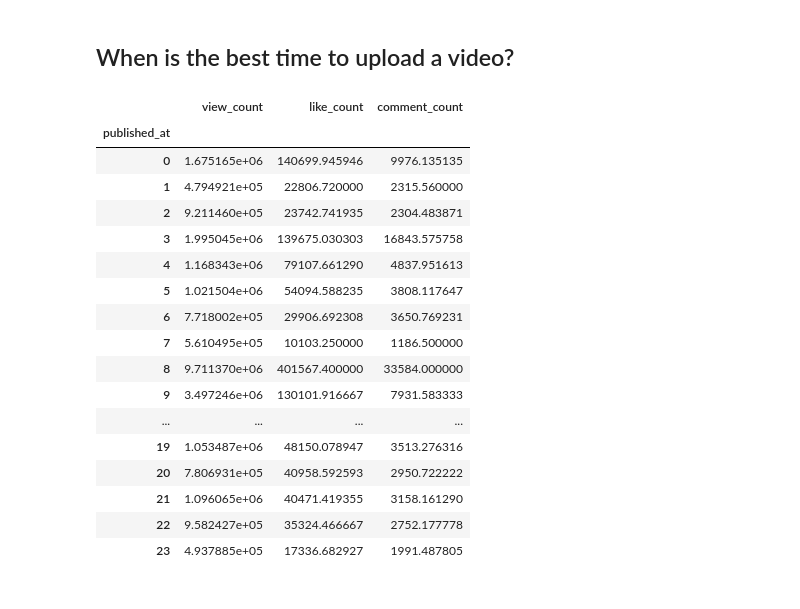
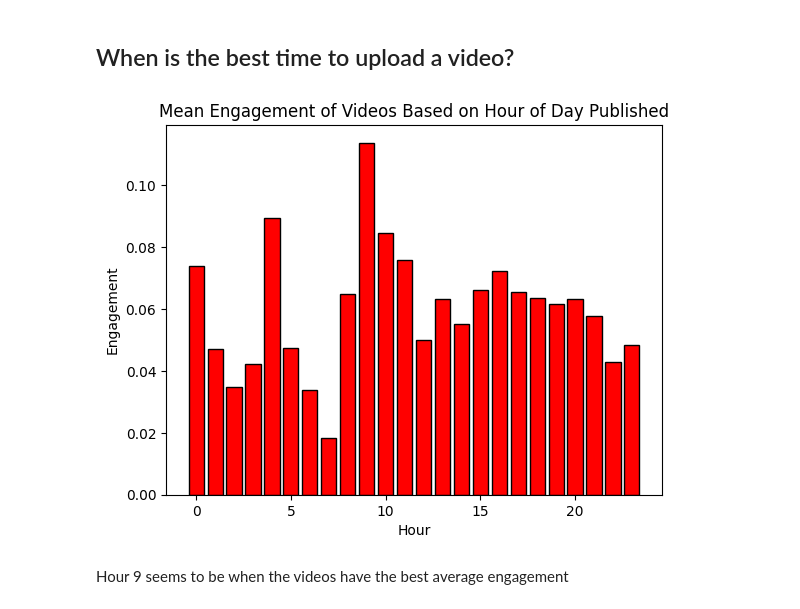
Before and after one commit to kevoinno/youtube-analytics, a Jupyter notebook: youtube_trending_visualizations.ipynb, the cells around one changed output. Saved outputs shown, nothing was run; the diff lists cells and outputs as text; code cells hidden in the pictures.

```diff
--- a/youtube_trending_visualizations.ipynb
+++ b/youtube_trending_visualizations.ipynb
@@ -138,25 +159,13 @@ Index(['published_at', 'video_id', 'channel_id', 'title', 'channel_title',
 time_df = df[['published_at', 'view_count', 'like_count', 'comment_count', 'engagement']].copy()
 time_df['published_at'] = pd.to_datetime(time_df['published_at'])
 # %%
-time_df_hour = time_df.groupby(time_df['published_at'].dt.hour)[['view_count', 'like_count', 'comment_count']].mean()
+time_df_hour = time_df.groupby(time_df['published_at'].dt.hour).mean()
-# %%
-time_df_hour
-# %% [output]
-|  | view_count | like_count | comment_count |
-| published_at |  |  |  |
-| 0 | 1.675165e+06 | 140699.945946 | 9976.135135 |
-| 1 | 4.794921e+05 | 22806.720000 | 2315.560000 |
-| 2 | 9.211460e+05 | 23742.741935 | 2304.483871 |
-| 3 | 1.995045e+06 | 139675.030303 | 16843.575758 |
-| 4 | 1.168343e+06 | 79107.661290 | 4837.951613 |
-| 5 | 1.021504e+06 | 54094.588235 | 3808.117647 |
-| 6 | 7.718002e+05 | 29906.692308 | 3650.769231 |
-| 7 | 5.610495e+05 | 10103.250000 | 1186.500000 |
-| 8 | 9.711370e+06 | 401567.400000 | 33584.000000 |
-| 9 | 3.497246e+06 | 130101.916667 | 7931.583333 |
-| ... | ... | ... | ... |
-| 19 | 1.053487e+06 | 48150.078947 | 3513.276316 |
-| 20 | 7.806931e+05 | 40958.592593 | 2950.722222 |
-| 21 | 1.096065e+06 | 40471.419355 | 3158.161290 |
-| 22 | 9.582427e+05 | 35324.466667 | 2752.177778 |
-| 23 | 4.937885e+05 | 17336.682927 | 1991.487805 |
+# %%
+plt.bar(time_df_hour.index, time_df_hour['engagement'], edgecolor = "black", color = "#FF0000");
+plt.xlabel('Hour');
+plt.ylabel('Engagement');
+plt.title('Mean Engagement of Videos Based on Hour of Day Published');
+# %% [output]
+[figure, added]
+# %% [markdown]
+Hour 9 seems to be when the videos have the best average engagement
```
Also changed, not shown: parts of 26 cells of this notebook, 3 other files.
